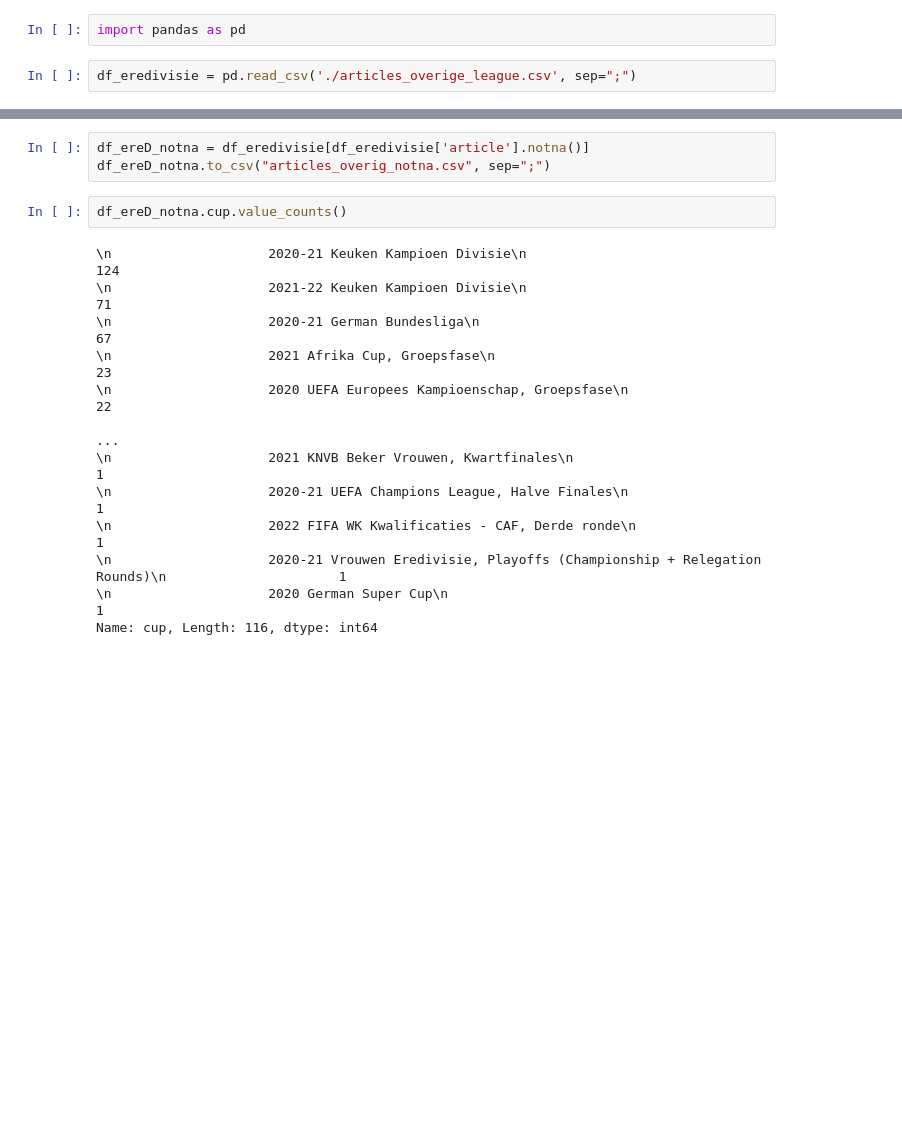
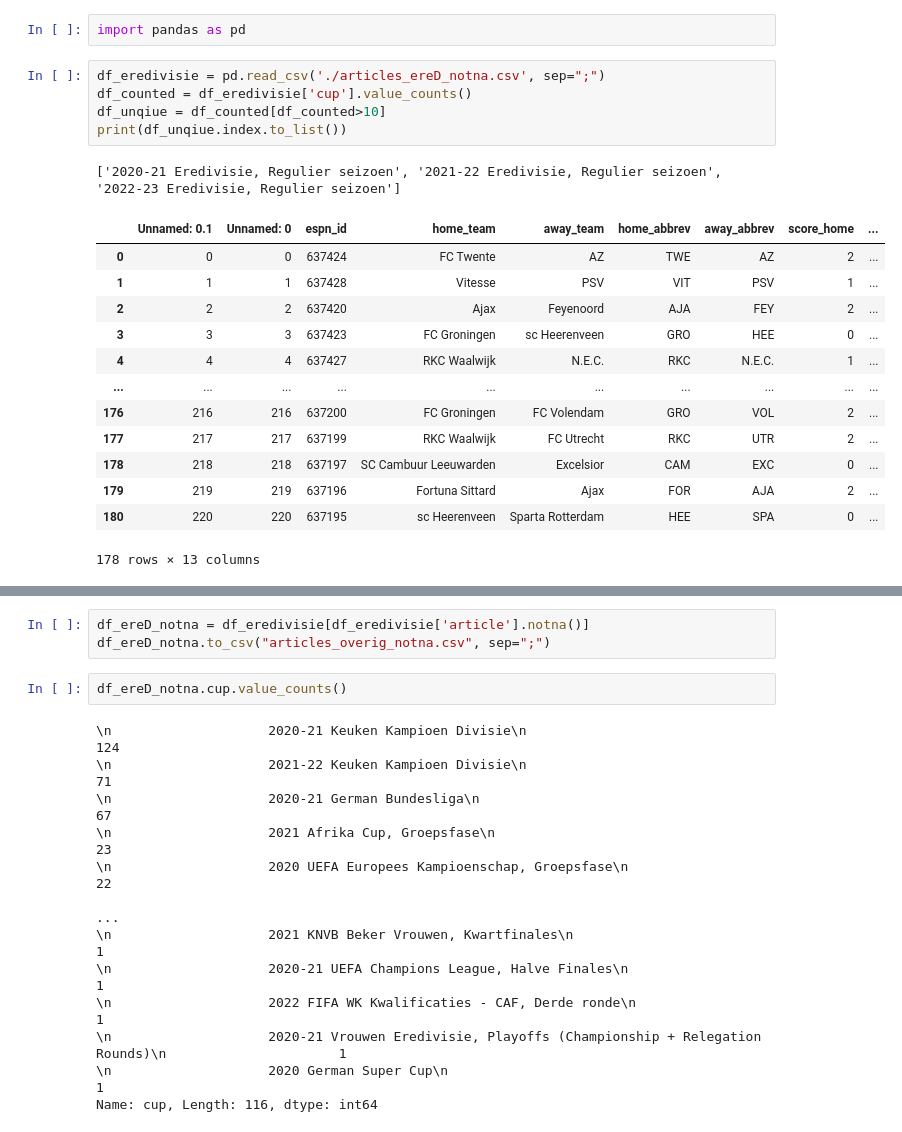
Before and after one commit to marc-aurai/Streamlit_template, a Jupyter notebook: espn_scraper/scraper_data/explore_data.ipynb, the cells around one changed output, grey strips where cells are left out. Cells and saved outputs as stored; diff of their text form; blank space fills up the shorter version.

```diff
--- a/espn_scraper/scraper_data/explore_data.ipynb
+++ b/espn_scraper/scraper_data/explore_data.ipynb
@@ -1,4 +1,22 @@
 # %%
 import pandas as pd
-# %%
-df_eredivisie = pd.read_csv('./articles_overige_league.csv', sep=";")
+# %%
+df_eredivisie = pd.read_csv('./articles_ereD_notna.csv', sep=";")
+df_counted = df_eredivisie['cup'].value_counts()
+df_unqiue = df_counted[df_counted>10]
+print(df_unqiue.index.to_list())
+# %% [output]
+['2020-21 Eredivisie, Regulier seizoen', '2021-22 Eredivisie, Regulier seizoen', '2022-23 Eredivisie, Regulier seizoen']
+|  | Unnamed: 0.1 | Unnamed: 0 | espn_id | home_team | away_team | home_abbrev | away_abbrev | score_home | ... |
+| 0 | 0 | 0 | 637424 | FC Twente | AZ | TWE | AZ | 2 | ... |
+| 1 | 1 | 1 | 637428 | Vitesse | PSV | VIT | PSV | 1 | ... |
+| 2 | 2 | 2 | 637420 | Ajax | Feyenoord | AJA | FEY | 2 | ... |
+| 3 | 3 | 3 | 637423 | FC Groningen | sc Heerenveen | GRO | HEE | 0 | ... |
+| 4 | 4 | 4 | 637427 | RKC Waalwijk | N.E.C. | RKC | N.E.C. | 1 | ... |
+| ... | ... | ... | ... | ... | ... | ... | ... | ... | ... |
+| 176 | 216 | 216 | 637200 | FC Groningen | FC Volendam | GRO | VOL | 2 | ... |
+| 177 | 217 | 217 | 637199 | RKC Waalwijk | FC Utrecht | RKC | UTR | 2 | ... |
+| 178 | 218 | 218 | 637197 | SC Cambuur Leeuwarden | Excelsior | CAM | EXC | 0 | ... |
+| 179 | 219 | 219 | 637196 | Fortuna Sittard | Ajax | FOR | AJA | 2 | ... |
+| 180 | 220 | 220 | 637195 | sc Heerenveen | Sparta Rotterdam | HEE | SPA | 0 | ... |
+178 rows × 13 columns
```
Also changed, not shown: parts of 1 cell of this notebook, 1 other file.
